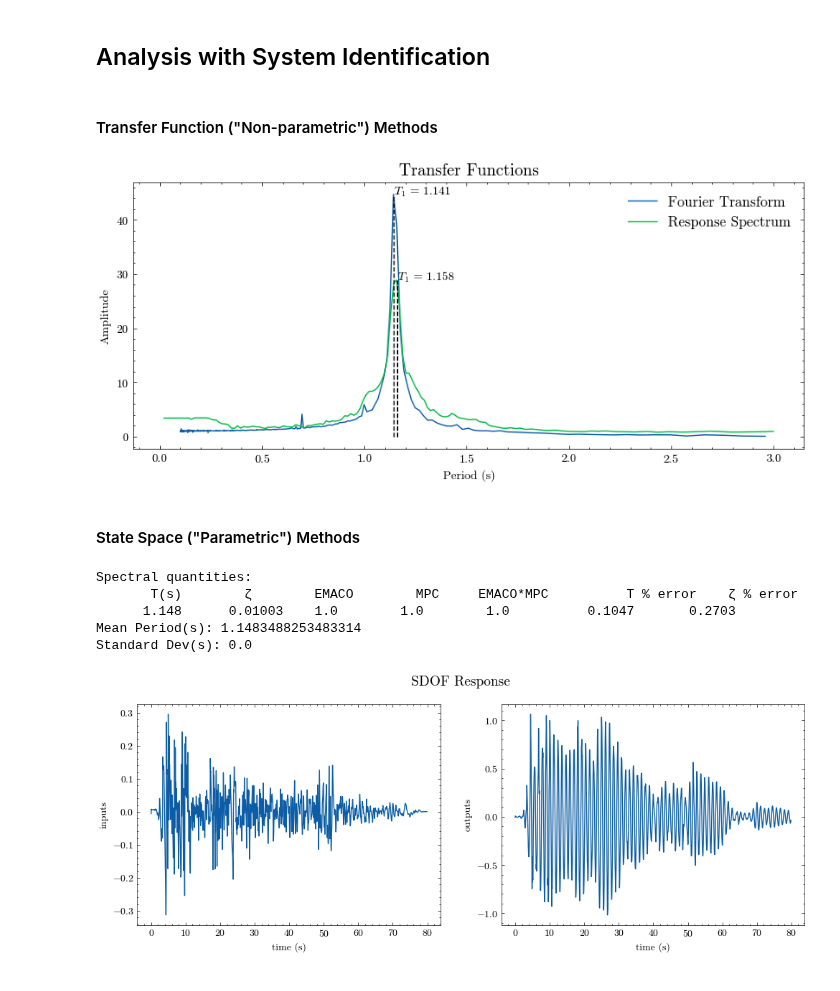
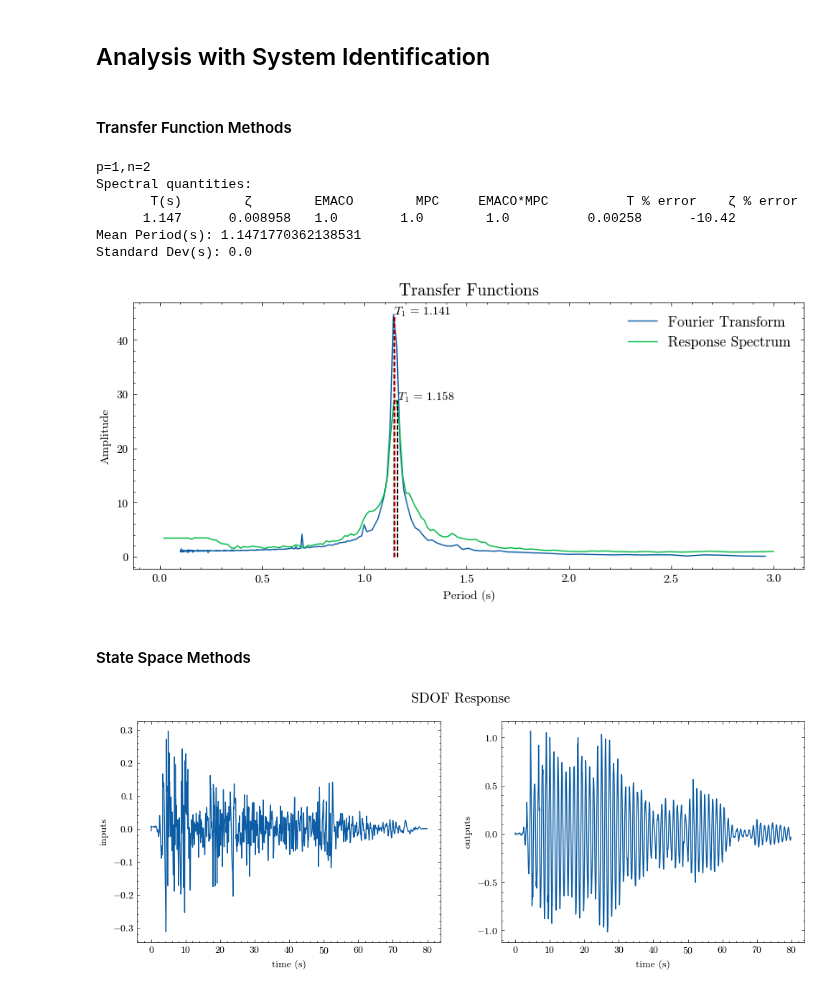
Before and after one commit to chrystalchern/mdof, a Jupyter notebook: notebooks/02_SISO_Event.ipynb, the cells around one changed output. Saved outputs shown, nothing was run; the diff lists cells and outputs as text; code cells hidden in the pictures.

```diff
--- a/notebooks/02_SISO_Event.ipynb
+++ b/notebooks/02_SISO_Event.ipynb
@@ -58,7 +57,7 @@ conf.decimation = 1
 # %% [markdown]
 ## Analysis with System Identification
 # %% [markdown]
-#### Transfer Function ("Non-parametric") Methods
+#### Transfer Function Methods
 # %%
 # Set parameters
 conf.damping = zeta
@@ -71,13 +70,31 @@ transfer_models = {}
 # Generate a transfer function representation of the system
 transfer_models["Fourier Transform"] = spec.fourier_transfer(inputs, outputs, dt, **conf)
 transfer_models["Response Spectrum"] = spec.response_transfer(inputs, outputs, dt, **conf)
-plot_transfer(transfer_models, title="Transfer Functions")
 
 # Determing the fundamental frequency
 fundamental_fourier = modal.spectrum_modes(*transfer_models["Fourier Transform"])
 fundamental_response = modal.spectrum_modes(*transfer_models["Response Spectrum"])
-plt.gcf().axes[0].vlines([fundamental_fourier[0], fundamental_response[0]],ymin=[0,0],ymax=[fundamental_fourier[1],fundamental_response[1]],linestyles='--',colors='k')
-plt.gcf().axes[0].text(fundamental_fourier[0],fundamental_fourier[1],r"$T_{1}$ = "+str(np.round(fundamental_fourier[0][0],3)))
-plt.gcf().axes[0].text(fundamental_response[0],fundamental_response[1],r"$T_{1}$ = "+str(np.round(fundamental_response[0][0],3)));
-# %% [output]
-[figure, removed]
+# %%
+# Generate a state space realization of the system
+conf.decimation = 8
+conf.r = 2
+conf.no = 3
+realization = ssid.system(method="srim", inputs=inputs, outputs=outputs, **conf)
+# Obtain natural period and damping ratio from the state space model
+ss_modes = modal.system_modes(realization, dt, **conf)
+print_modes(ss_modes, Tn=Tn, zeta=zeta)
+
+
+plot_transfer(transfer_models, title="Transfer Functions")
+plt.gcf().axes[0].vlines([fundamental_fourier[0], fundamental_response[0]],ymin=[0,0],ymax=[fundamental_fourier[1],fundamental_response[1]],linestyles='--',colors='k')
+plt.gcf().axes[0].vlines(1/ss_modes[next(iter(ss_modes.keys()))]["freq"],ymin=0,ymax=fundamental_fourier[1],linestyles='--',colors='r')
+plt.gcf().axes[0].text(fundamental_fourier[0],fundamental_fourier[1],r"$T_{1}$ = "+str(np.round(fundamental_fourier[0][0],3)))
+plt.gcf().axes[0].text(fundamental_response[0],fundamental_response[1],r"$T_{1}$ = "+str(np.round(fundamental_response[0][0],3)));
+# %% [output]
+p=1,n=2
+Spectral quantities:
+       T(s)        ζ        EMACO        MPC     EMACO*MPC          T % error    ζ % error
+      1.147      0.008958   1.0        1.0        1.0          0.00258      -10.42
+Mean Period(s): 1.1471770362138531
+Standard Dev(s): 0.0
+[figure, added]
@@ -84,18 +104,5 @@ plt.gcf().axes[0].text(fundamental_response[0],fundamental_response[1],r"$T_{1}$
 # %% [markdown]
-#### State Space ("Parametric") Methods
+#### State Space Methods
-# %%
-# Generate a state space realization of the system
-conf.decimation = 4
-realization = ssid.system(method="srim", inputs=inputs, outputs=outputs, **conf)
-# Obtain natural period and damping ratio from the state space model
-ss_modes = modal.system_modes(realization, dt, decimation=conf.decimation)
-print_modes(ss_modes, Tn=Tn, zeta=zeta)
-# %% [output]
-Spectral quantities:
-       T(s)        ζ        EMACO        MPC     EMACO*MPC          T % error    ζ % error
-      1.148      0.01003    1.0        1.0        1.0          0.1047       0.2703
-Mean Period(s): 1.1483488253483314
-Standard Dev(s): 0.0
 # %%
 plot_io(inputs=inputs, outputs=outputs, t=t, title="SDOF Response")
 # %% [output]
```
Also changed, not shown: parts of 4 cells of this notebook, 24 other files.
